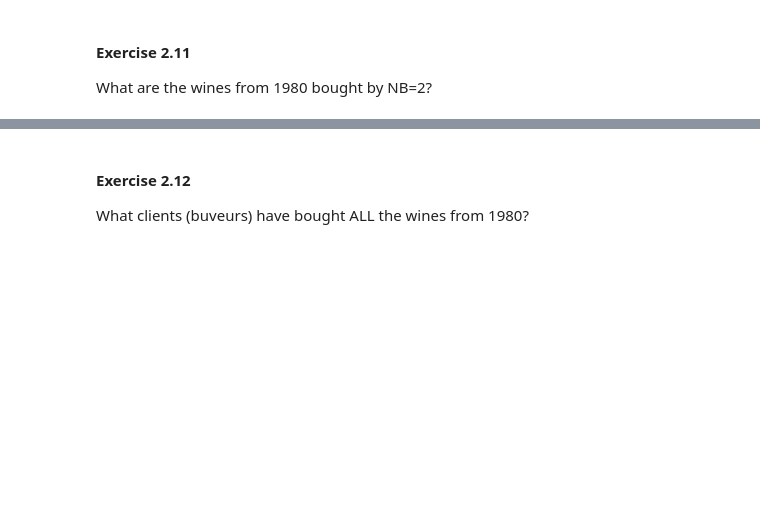
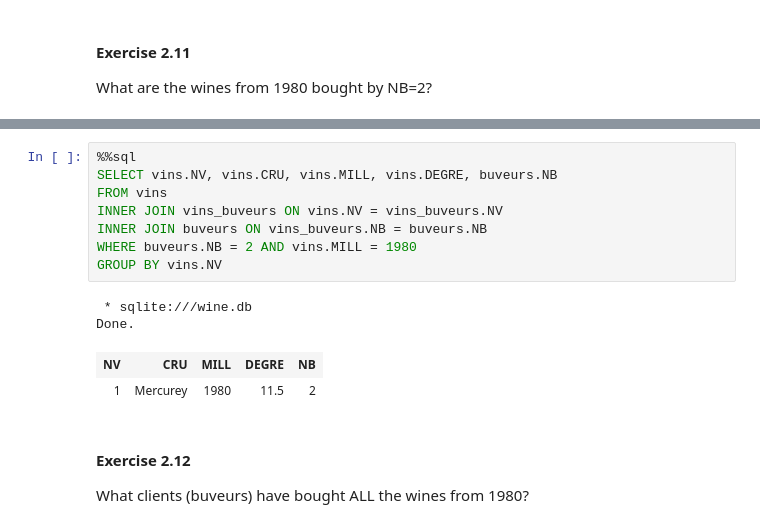
Before and after one commit to tbinetruy/Telecom-INF725, a Jupyter notebook: TP/DB-TP2.ipynb, the cells around one changed output, grey strips where cells are left out. Drawn from its saved outputs; the diff is of its cells as text; blank space fills up the shorter version.

```diff
--- a/TP/DB-TP2.ipynb
+++ b/TP/DB-TP2.ipynb
@@ -765,3 +741,16 @@ Done.
+# %%
+%%sql
+SELECT vins.NV, vins.CRU, vins.MILL, vins.DEGRE, buveurs.NB
+FROM vins
+INNER JOIN vins_buveurs ON vins.NV = vins_buveurs.NV
+INNER JOIN buveurs ON vins_buveurs.NB = buveurs.NB
+WHERE buveurs.NB = 2 AND vins.MILL = 1980
+GROUP BY vins.NV
+# %% [output]
+ * sqlite:///wine.db
+Done.
+| NV | CRU | MILL | DEGRE | NB |
+| 1 | Mercurey | 1980 | 11.5 | 2 |
 # %% [markdown]
 #### Exercise 2.12
 
```
Also changed, not shown: parts of 2 cells of this notebook.
